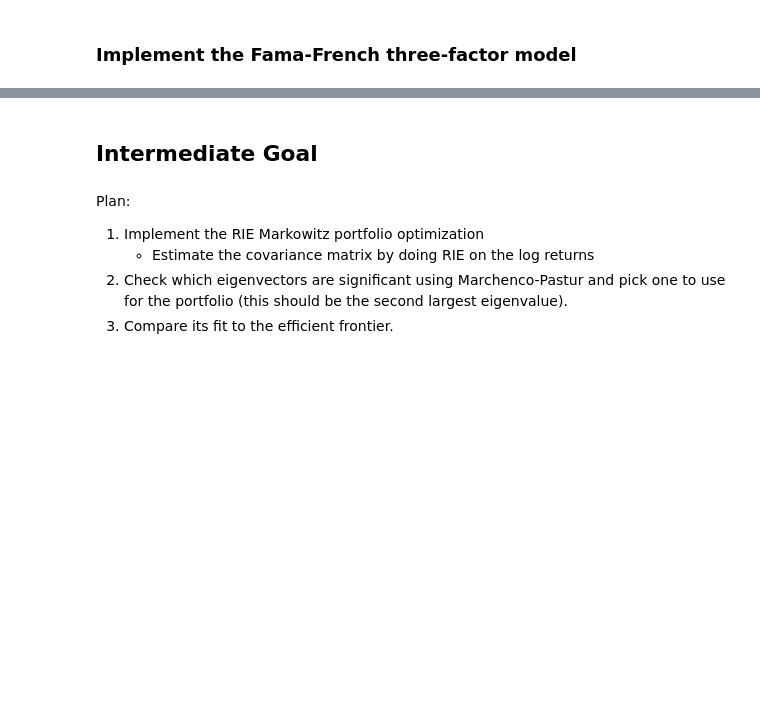
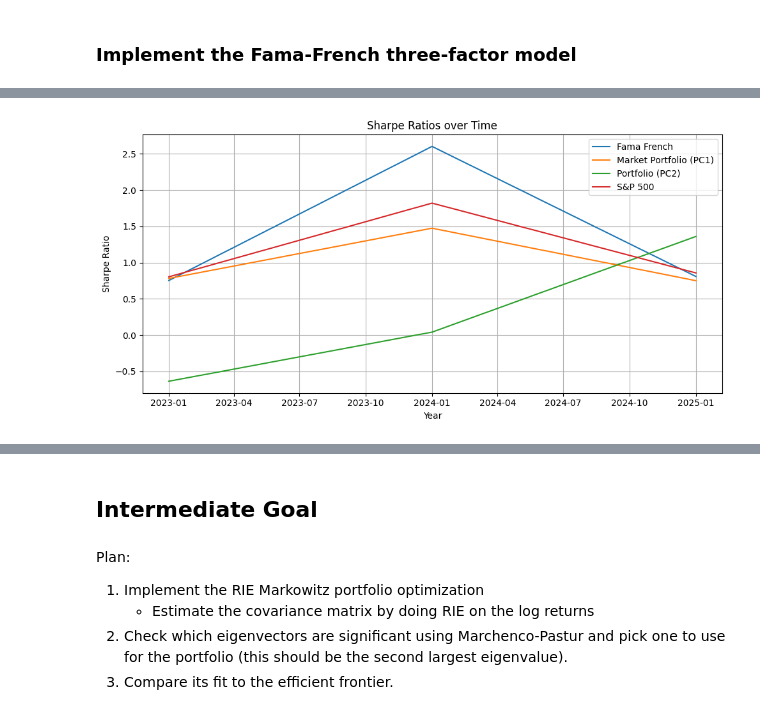
Before and after one commit to donnafaithhh/Fama-Markowitz-Mini-Project, a Jupyter notebook: mini project.ipynb, the cells around one changed output, grey strips where cells are left out. Cells and saved outputs as stored; diff of their text form; code cells hidden in the pictures; blank space fills up the shorter version.

```diff
--- a/mini project.ipynb
+++ b/mini project.ipynb
@@ -810,20 +508,0 @@ plot_portfolio_data_subplots_improved(sharpe_df, closing_df)
-# %%
-years = ['2023', '2024', '2025']
-
-for year in years:
-    # getting portfolios
-    if year == '2023':
-        start_date = closing_df.index[0]
-        end_date = f'{year}-08-29'
-        mp, portfolios = get_portfolio(closing_df.loc[start_date:end_date])
-    else:
-        start_date = f'{int(year) - 1}-08-29'
-        end_date = f'{int(year)}-08-29'
-        mp, portfolios = get_portfolio(closing_df.loc[start_date:end_date])
-
-
-    # plotting portfolios
-    plot_portfolios(
-        [mp, portfolios.iloc[:, 0], portfolios.iloc[:, 1]],
-        start_date=start_date, end_date=end_date
-    )
@@ -1141,0 +902,18 @@ ff
+# %%
+# pivot table
+sharpe_df_reset = sharpe_df.reset_index()
+pivot = pd.pivot_table(sharpe_df_reset, index='year', values='sharpe', columns='portfolio')
+
+# plotting
+plt.figure(figsize=(10, 5))
+plt.plot(pivot.index, pivot.values)
+plt.ylabel('Sharpe Ratio')
+plt.xlabel('Year')
+plt.title('Sharpe Ratios over Time')
+plt.legend(pivot.columns, loc='best')
+plt.grid()
+plt.xticks()
+plt.tight_layout()
+plt.show()
+# %% [output]
+[figure, added]
```
Also changed, not shown: parts of 18 cells of this notebook.
